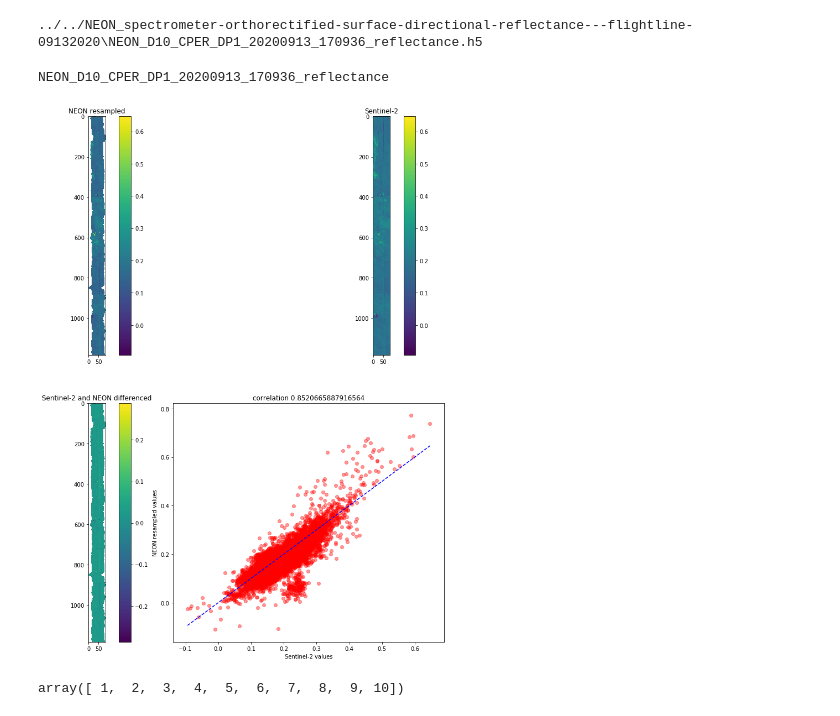
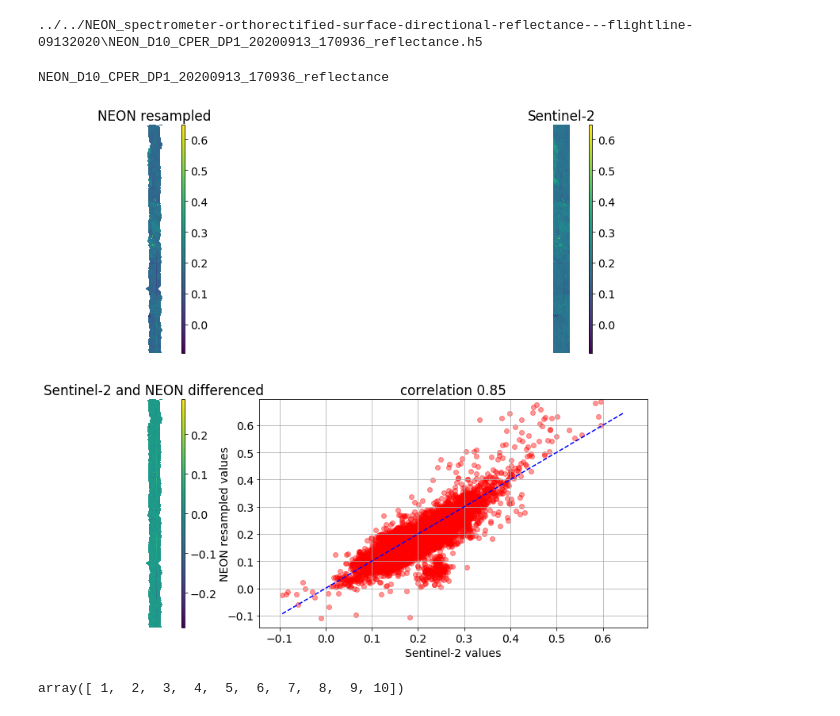
Before and after one commit to earthlab/NSS-Satellite-Imagery-with-NEON-AOP-Data, a Jupyter notebook: flightline_process_S2A_neon_data_09132020.ipynb, the cells around one changed output. Saved outputs shown, nothing was run; the diff lists cells and outputs as text; code cells hidden in the pictures.

Commit message:
updated s2 notebook to produce figures

```diff
--- a/flightline_process_S2A_neon_data_09132020.ipynb
+++ b/flightline_process_S2A_neon_data_09132020.ipynb
@@ -283,41 +291,51 @@ for desc, neon_S2, og_S2 in zip(fl_gdf.filename.values[:num_fl], res_S2_means, S
     if neon_shape[1] > sat_shape[1]:
         neon_vals = neon_vals[:, :sat_shape[1]]
 
     # get the correlation coefficient
     corr = np.ma.corrcoef(np.ma.masked_invalid(neon_vals.flatten()), np.ma.masked_invalid(sat_vals.flatten()))[0,1]
 
     # plot the NDVI
     minval = min(sat_vals.min(), neon_vals.min())
     maxval = max(sat_vals.max(), neon_vals.max())
 
-    fig, ax = plt.subplots(2,2, figsize=(15,15))
+    fig, ax = plt.subplots(2,2, figsize=(15,10), constrained_layout=True)
     fig.subplots_adjust(left=0.02, bottom=0.06, right=0.95, top=0.94, wspace=0.05)
 
     im = ax[0,0].imshow(neon_vals, vmin=minval, vmax=maxval)
-    fig.colorbar(im, ax=ax[0,0])
+    fig.colorbar(im, ax=ax[0,0], aspect=75)
     ax[0,0].set_title('NEON resampled')
+    ax[0,0].axis('off')
 
     im = ax[0,1].imshow(sat_vals, vmin=minval, vmax=maxval)
-    fig.colorbar(im, ax=ax[0,1])
+    fig.colorbar(im, ax=ax[0,1], aspect=75)
     ax[0,1].set_title('Sentinel-2')
+    ax[0,1].axis('off')
 
     im = ax[1,0].imshow(sat_vals - neon_vals)
-    fig.colorbar(im, ax=ax[1,0])
+    fig.colorbar(im, ax=ax[1,0], aspect=75)
     ax[1,0].set_title('Sentinel-2 and NEON differenced')
-
+    ax[1,0].axis('off')
 
     ax[1,1].scatter(sat_vals.flatten(), neon_vals.flatten(), alpha=0.4, color='r')
     ax[1,1].set_xlabel('Sentinel-2 values')
-    ax[1,1].set_ylabel('NEON resampled values')
-    ax[1,1].set_title(f'correlation {corr}')
+    ax[1,1].set_ylabel('NEON resampled values', labelpad=-5)
+    ax[1,1].set_title(f'correlation {corr:0.2f}')
 
     ## plot 1:1 line
     ax[1,1].plot([minval, maxval], [minval, maxval], 'b--')
+    ax[1,1].grid('on')
+
+
+    ax[1,1].set_xlim(minval - 0.05, maxval + 0.05)
+    ax[1,1].set_ylim(minval - 0.05, maxval + 0.05)
+
+
+    plt.savefig('S2_NIS_NEON_NDVI.png', dpi=200)
 
     plt.show()
 # %% [output]
 NEON_D10_CPER_DP1_20200913_170936_reflectance
-[figure, old version]
+[figure, new version]
 # %%
 og_S2.band.values
 # %% [output]
```
Also changed, not shown: parts of 3 cells of this notebook.
